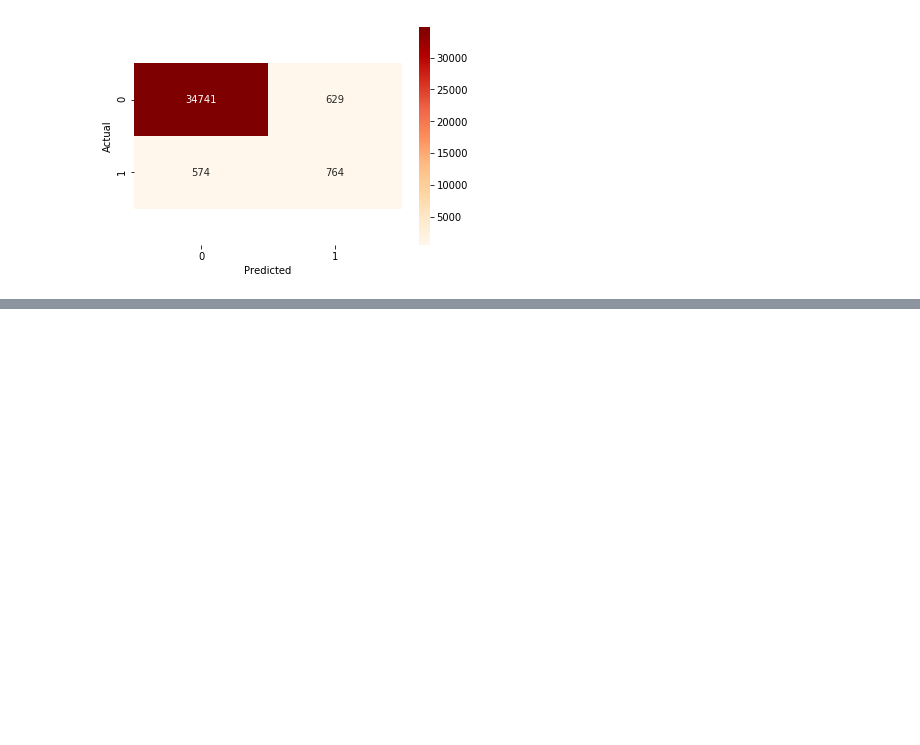
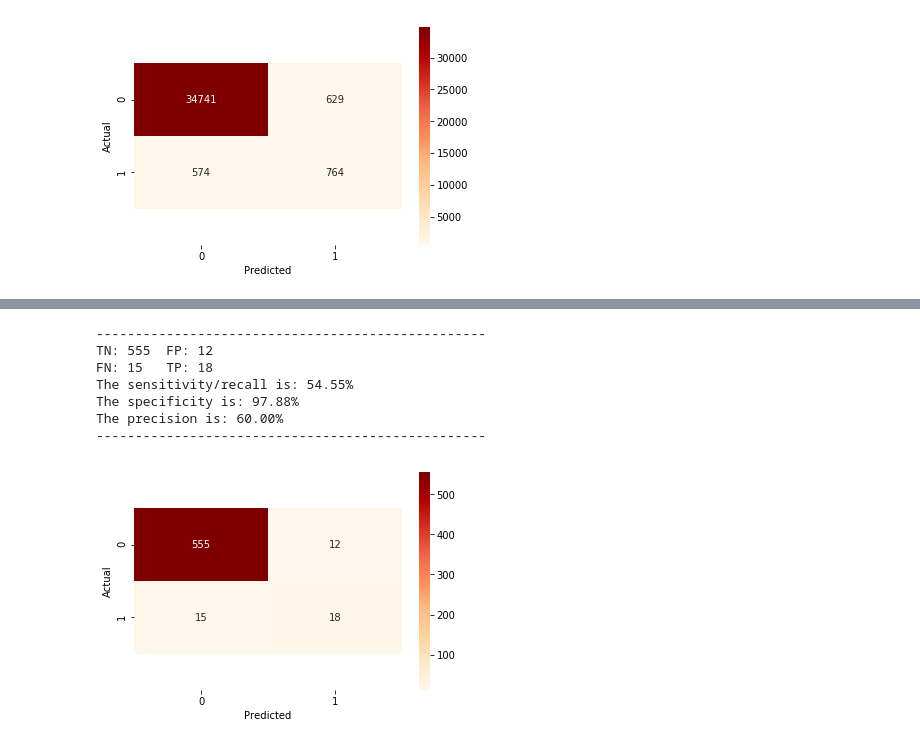
Before and after one commit to peturjokull/Gervigreind-Lokaverkefni, a Jupyter notebook: petur.ipynb, the cells around one changed output, grey strips where cells are left out. Saved outputs shown, nothing was run; the diff lists cells and outputs as text; code cells hidden in the pictures; blank space fills up the shorter version.

```diff
--- a/petur.ipynb
+++ b/petur.ipynb
@@ -139,3 +142,13 @@ print('=================')
     #### skoða þetta from sklearn.metrics import classification_report
 
 Bý hérna til þjálfunargögn með upprunalegum commentum þ.e. ekki upsampled
+# %%
+def randomOversample(classes,train_data):
+    for className in classes:
+        count_class_0, count_class_1=train_data[className].value_counts()
+        df_class_1 = train_data[train_data[className] == 1]
+        df_class_0 = train_data[train_data[className] == 0]
+        df_class_1_over = df_class_1.sample(count_class_0, replace=True)
+        df_test_over = pd.concat([df_class_0, df_class_1_over], axis=0)
+        print(df_test_over[className].value_counts())
+    return df_test_over
@@ -574,0 +736,7 @@ Data = pd.get_dummies(train_data['comment_text'])
+# %%
+size=4000
+# sub_x_train, sub_y_train,sub_y_test,sub_x_test = getSubet(x_train,size),getSubet(y_train,size),getSubet(y_test,size//5),getSubet(x_test,size//5)
+batch_size = 128
+epochs = 1
+stuttHistory = stuttModel.fit(x_train, y_train, batch_size=batch_size, epochs=epochs, verbose = 1,validation_split=0.2)
+stuttScore = stuttModel.evaluate(x_test, y_test, batch_size=batch_size, verbose=1)
@@ -574,0 +747,22 @@ Data = pd.get_dummies(train_data['comment_text'])
+# %%
+pred = stuttModel.predict(x_test,batch_size=32, verbose=0)
+y_scores = pred
+# %%
+for line in range(pred.shape[0]):
+    for item in range(pred.shape[1]):
+        if pred[line,item] > 0.5:
+            pred[line,item] = 1
+        else:
+            pred[line,item] = 0
+# %%
+s_totals_mat = confusion_matrix(y_test.astype(int).ravel(), pred.astype(int).ravel())
+plot_conf_mat(s_totals_mat)
+# %% [output]
+--------------------------------------------------
+TN: 555  FP: 12
+FN: 15   TP: 18
+The sensitivity/recall is: 54.55%
+The specificity is: 97.88%
+The precision is: 60.00%
+--------------------------------------------------
+[figure, added]
```
Also changed, not shown: parts of 25 cells of this notebook.
